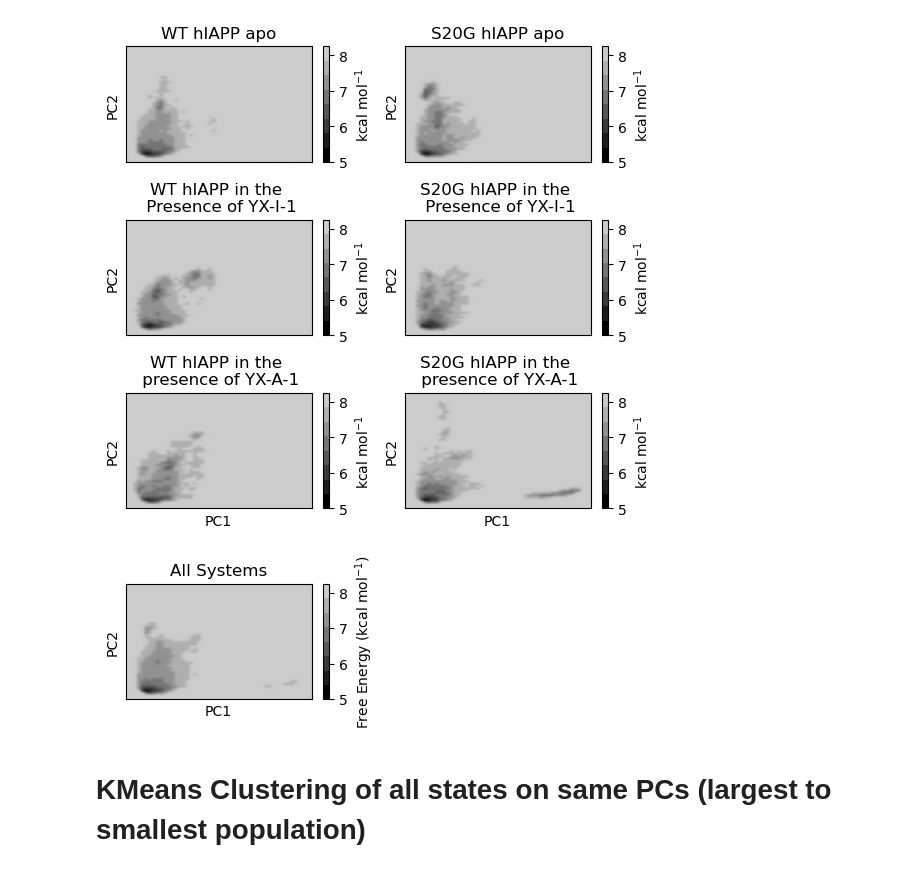
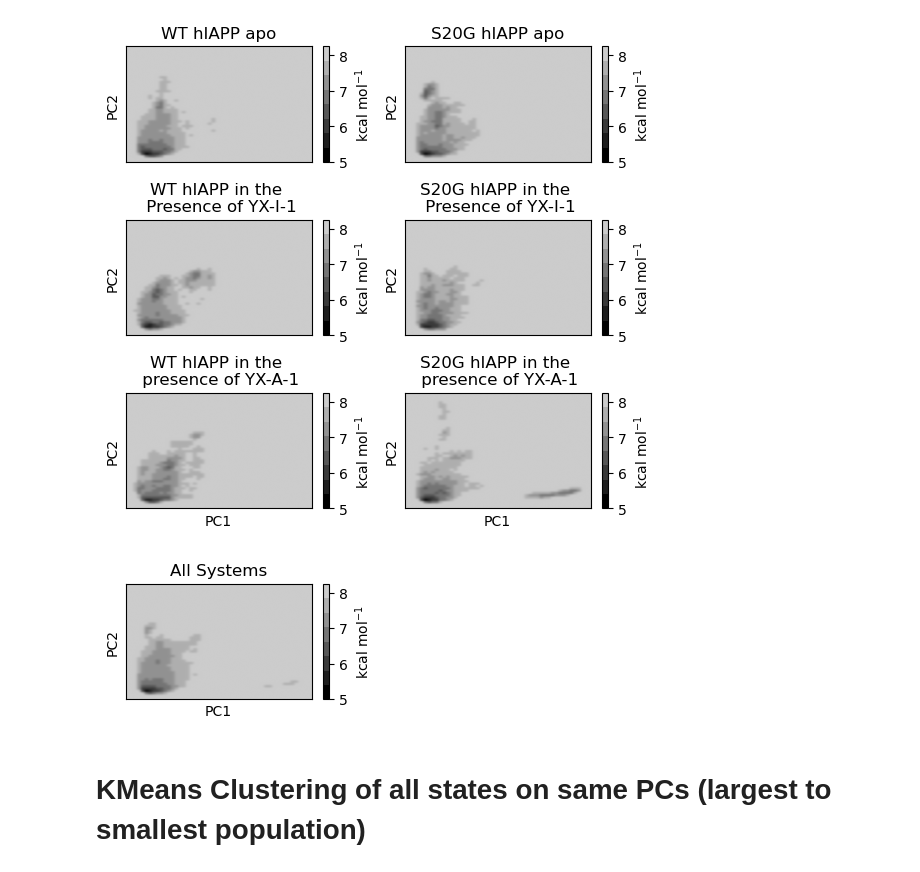
Before and after one commit to paulrobustelli/Garcia_hIAPP_monomer_binders_2025, a Jupyter notebook: circuit_topology_incremental_PCA.ipynb, the cells around one changed output. Cells and saved outputs as stored; diff of their text form; code cells hidden in the pictures.

Commit message:
edits to figures

```diff
--- a/circuit_topology_incremental_PCA.ipynb
+++ b/circuit_topology_incremental_PCA.ipynb
@@ -147,35 +147,35 @@ sys_colors = {
     "WT Apo": "tab:red",
     "WT + YX-A-1":"tab:green",
     "WT + YX-I-1":"tab:orange",
     "S20G + YX-A-1" : "tab:green",
     "S20G + YX-I-1" : "tab:orange",
     "S20G Apo" : "tab:blue",
 }
 labels = ["WT Apo", "WT + YX-I-1", "WT + YX-A-1",
           "S20G Apo", "S20G + YX-I-1", "S20G + YX-A-1"]
 prev=0
 color_order = []
 plt.figure(figsize=(3.0, 1.5))
 x = X_transformed[:,0]
 y = X_transformed[:,1]
 counts,xbins,ybins=np.histogram2d(y,x,bins=50,density=True, range=[[np.min(X_transformed[:,1])-50, np.max(X_transformed[:,1])+50], [np.min(X_transformed[:,0])-50, np.max(X_transformed[:,0])+50]]) # LogNorm()
 a = np.log(np.flipud(counts)+.000001)
 T = 300
 a = -(0.001987*T)*a
 
 im = plt.imshow(a, interpolation='gaussian', extent=[ybins[0], ybins[-1],
                 xbins[0], xbins[-1]], cmap=custom_pastel_gray_cmap, aspect='auto', vmin=5, vmax = 8.25)
-plt.colorbar(im, label='Free Energy (kcal mol$^{-1}$)')
+plt.colorbar(im, label='kcal mol$^{-1}$')
 
 plt.xticks([])
 plt.yticks([])
 plt.ylabel("PC2")
 plt.xlabel("PC1")
 plt.title("All Systems")
 # plt.legend()
 plt.savefig(outdir + "FE_plot_all_systems.pdf", dpi=400, bbox_inches="tight")
 # %% [output]
-[figure, old version]
+[figure, new version]
 # %% [markdown]
 # KMeans Clustering of all states on same PCs (largest to smallest population)
 # %%
```
